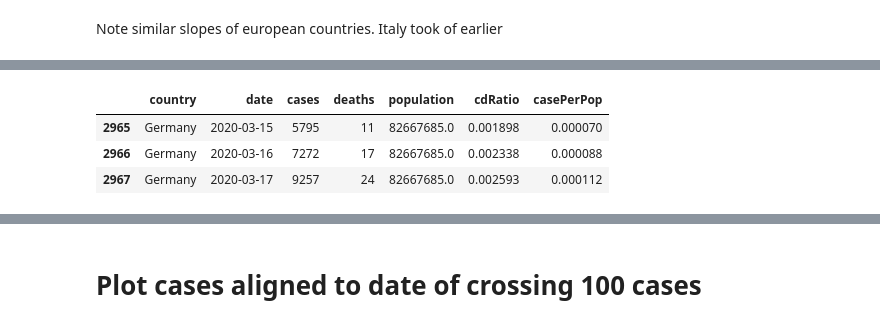
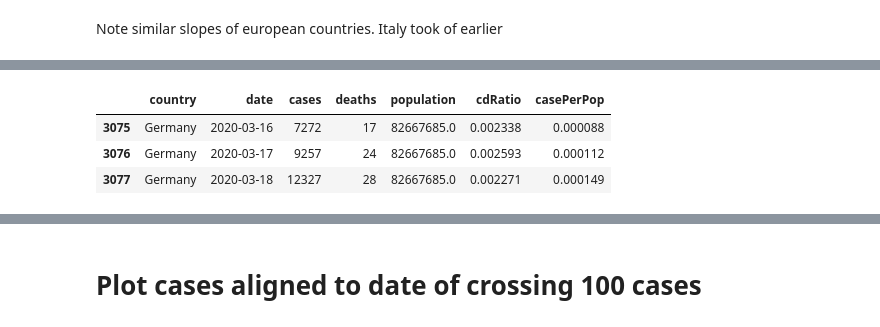
Before and after one commit to jlarsch/covid19Notebook, a Jupyter notebook: Covid19 notebook.ipynb, the cells around one changed output, grey strips where cells are left out. Saved outputs shown, nothing was run; the diff lists cells and outputs as text; code cells hidden in the pictures.

```diff
--- a/Covid19 notebook.ipynb
+++ b/Covid19 notebook.ipynb
@@ -152,9 +166,10 @@ plt.xlim(left=plotStartDate);
 # %%
-ix=df.country.isin([plotCountries[0]])
+# Show latest data for Germany
+ix=df.country.isin(['Germany'])
 df.loc[ix][-3:]
 # %% [output]
 |  | country | date | cases | deaths | population | cdRatio | casePerPop |
-| 2965 | Germany | 2020-03-15 | 5795 | 11 | 82667685.0 | 0.001898 | 0.000070 |
-| 2966 | Germany | 2020-03-16 | 7272 | 17 | 82667685.0 | 0.002338 | 0.000088 |
-| 2967 | Germany | 2020-03-17 | 9257 | 24 | 82667685.0 | 0.002593 | 0.000112 |
+| 3075 | Germany | 2020-03-16 | 7272 | 17 | 82667685.0 | 0.002338 | 0.000088 |
+| 3076 | Germany | 2020-03-17 | 9257 | 24 | 82667685.0 | 0.002593 | 0.000112 |
+| 3077 | Germany | 2020-03-18 | 12327 | 28 | 82667685.0 | 0.002271 | 0.000149 |
 # %%
```
Also changed, not shown: parts of 19 cells of this notebook.
